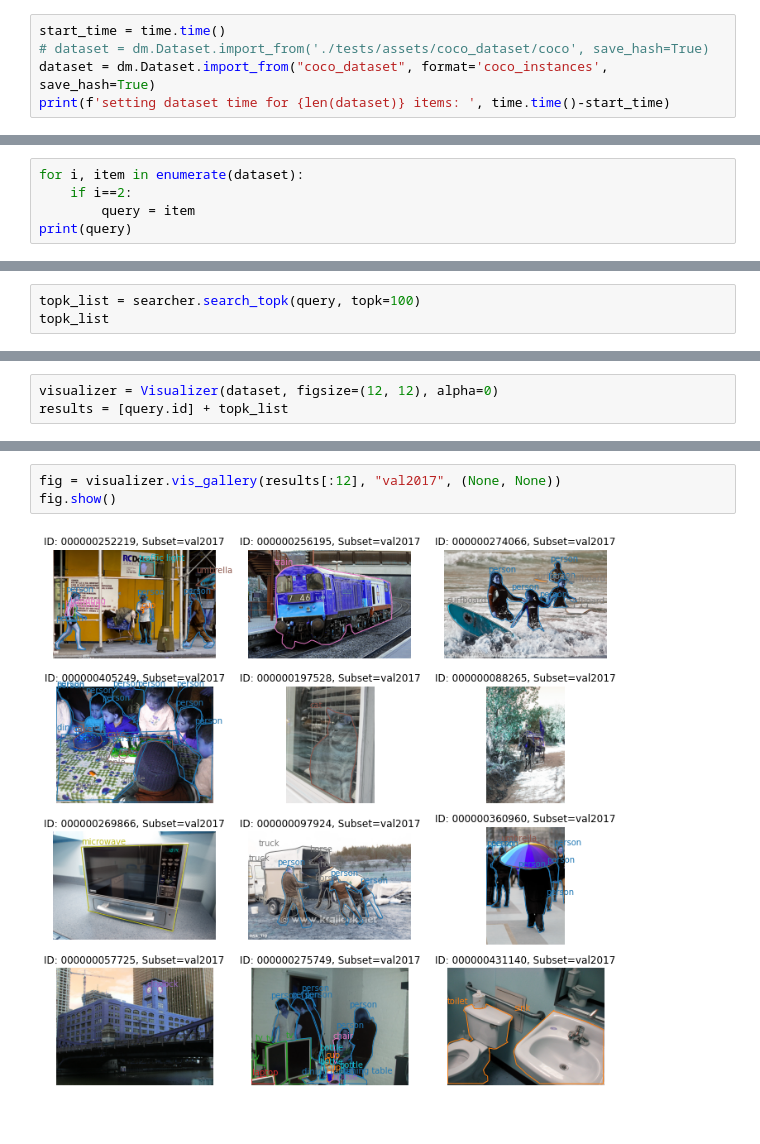
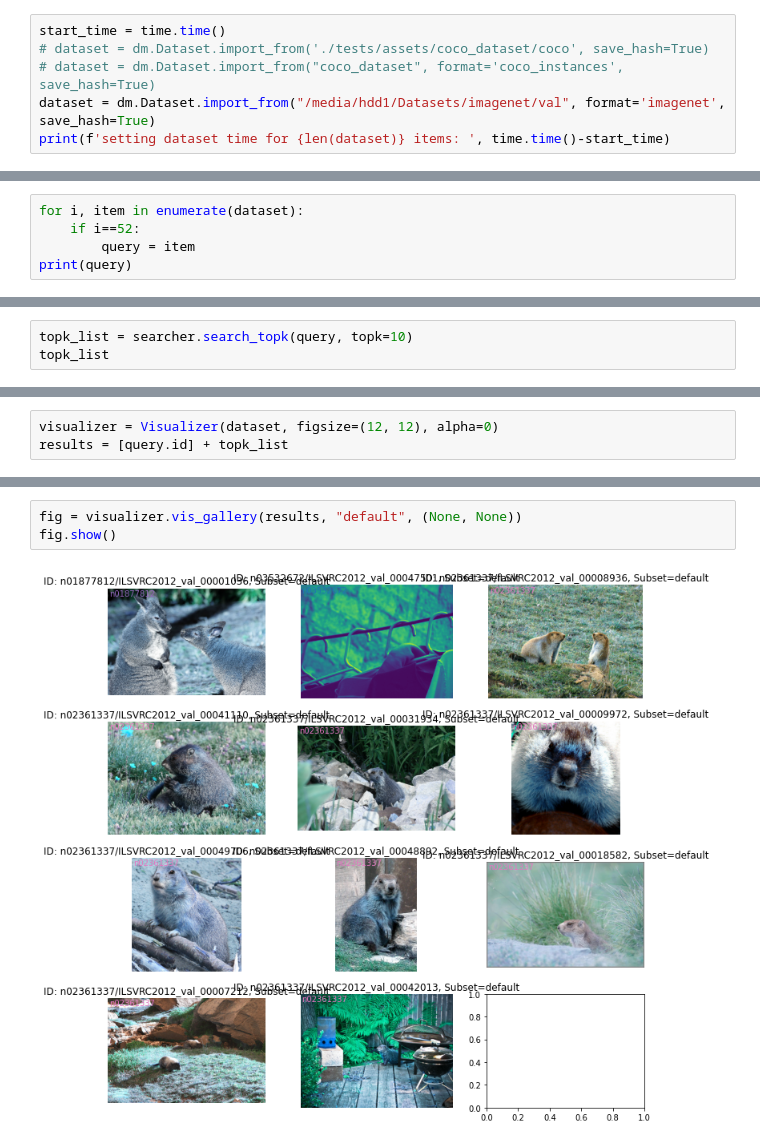
Before and after one commit to sooahleex/datumaro, a Jupyter notebook: searcher_test.ipynb, the cells around one changed output, grey strips where cells are left out. Cells and saved outputs as stored; diff of their text form.

Commit message:
test for imagenet

```diff
--- a/searcher_test.ipynb
+++ b/searcher_test.ipynb
@@ -12,6 +14,7 @@ from datumaro.components.visualizer import Visualizer
 # %%
 start_time = time.time()
 # dataset = dm.Dataset.import_from('./tests/assets/coco_dataset/coco', save_hash=True)
-dataset = dm.Dataset.import_from("coco_dataset", format='coco_instances', save_hash=True)
+# dataset = dm.Dataset.import_from("coco_dataset", format='coco_instances', save_hash=True)
+dataset = dm.Dataset.import_from("/media/hdd1/Datasets/imagenet/val", format='imagenet', save_hash=True)
 print(f'setting dataset time for {len(dataset)} items: ', time.time()-start_time)
 # %% [output]
@@ -36,7 +36,7 @@ def get_ids(dataset: dm.Dataset):
 ids = get_ids(dataset)
 # %%
 for i, item in enumerate(dataset):
-    if i==2:
+    if i==52:
         query = item
 print(query)
 # %% [output]
@@ -55,6 +66,6 @@ fig.show()
 # %%
 searcher = Searcher(dataset)
 # %%
-topk_list = searcher.search_topk(query, topk=100)
+topk_list = searcher.search_topk(query, topk=10)
 topk_list
 # %% [output]
@@ -101,5 +120,5 @@ results
 # %%
-fig = visualizer.vis_gallery(results[:12], "val2017", (None, None))
+fig = visualizer.vis_gallery(results, "default", (None, None))
 fig.show()
 # %% [output]
-[figure, old version]
+[figure, new version]
```
Also changed, not shown: parts of 8 cells of this notebook.
